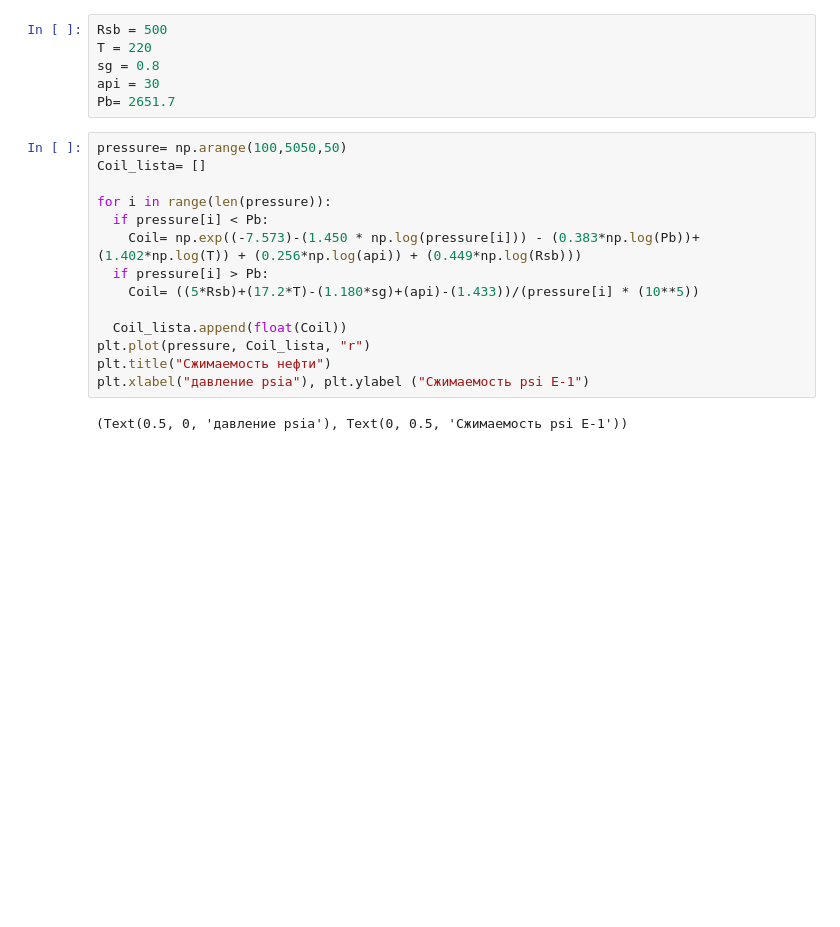
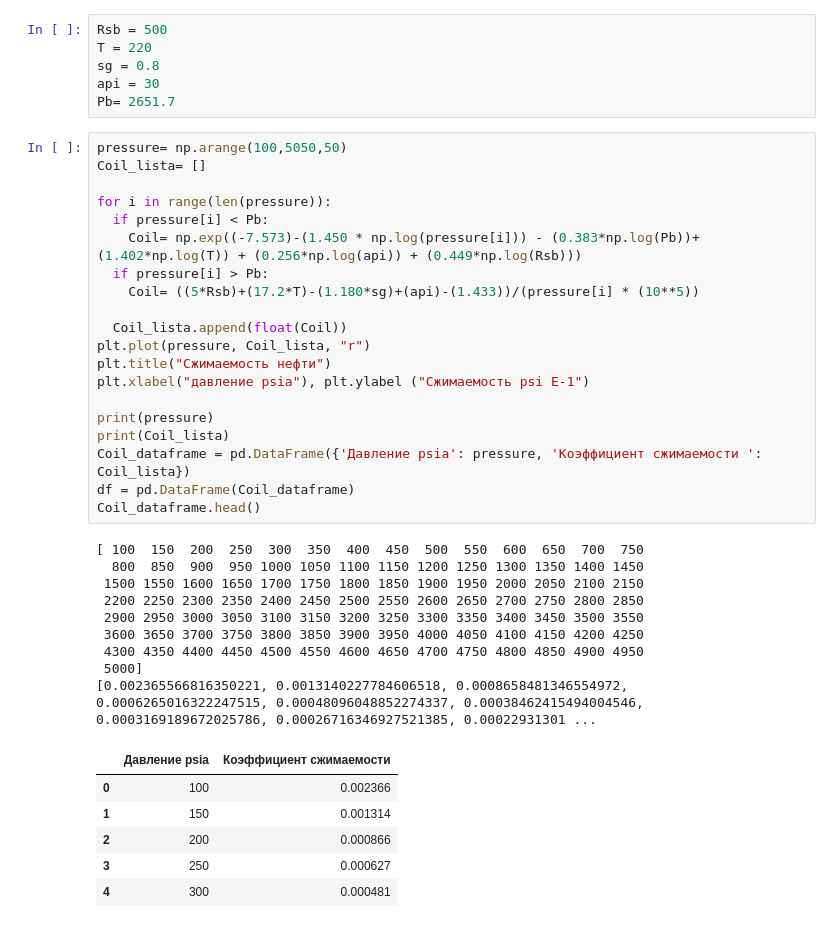
Before and after one commit to edisonc57/exercises, a Jupyter notebook: расчеты_свойств_нефти_.ipynb, the cells around one changed output. Drawn from its saved outputs; the diff is of its cells as text; blank space fills up the shorter version.

```diff
--- a/расчеты_свойств_нефти_.ipynb
+++ b/расчеты_свойств_нефти_.ipynb
@@ -16,17 +16,37 @@ Pb= 2651.7
 # %%
 pressure= np.arange(100,5050,50)
 Coil_lista= []
 
 for i in range(len(pressure)):
   if pressure[i] < Pb:
     Coil= np.exp((-7.573)-(1.450 * np.log(pressure[i])) - (0.383*np.log(Pb))+ (1.402*np.log(T)) + (0.256*np.log(api)) + (0.449*np.log(Rsb)))
   if pressure[i] > Pb:
     Coil= ((5*Rsb)+(17.2*T)-(1.180*sg)+(api)-(1.433))/(pressure[i] * (10**5))
 
   Coil_lista.append(float(Coil))
 plt.plot(pressure, Coil_lista, "r")
 plt.title("Сжимаемость нефти")
 plt.xlabel("давление psia"), plt.ylabel ("Сжимаемость psi E-1")
+
+print(pressure)
+print(Coil_lista)
+Coil_dataframe = pd.DataFrame({'Давление psia': pressure, 'Коэффициент сжимаемости ': Coil_lista})
+df = pd.DataFrame(Coil_dataframe)
+Coil_dataframe.head()
 # %% [output]
-(Text(0.5, 0, 'давление psia'), Text(0, 0.5, 'Сжимаемость psi E-1'))
+[ 100  150  200  250  300  350  400  450  500  550  600  650  700  750
+  800  850  900  950 1000 1050 1100 1150 1200 1250 1300 1350 1400 1450
+ 1500 1550 1600 1650 1700 1750 1800 1850 1900 1950 2000 2050 2100 2150
+ 2200 2250 2300 2350 2400 2450 2500 2550 2600 2650 2700 2750 2800 2850
+ 2900 2950 3000 3050 3100 3150 3200 3250 3300 3350 3400 3450 3500 3550
+ 3600 3650 3700 3750 3800 3850 3900 3950 4000 4050 4100 4150 4200 4250
+ 4300 4350 4400 4450 4500 4550 4600 4650 4700 4750 4800 4850 4900 4950
+ 5000]
+[0.002365566816350221, 0.0013140227784606518, 0.0008658481346554972, 0.0006265016322247515, 0.00048096048852274337, 0.00038462415494004546, 0.0003169189672025786, 0.00026716346927521385, 0.00022931301 ...
+|  | Давление psia | Коэффициент сжимаемости |
+| 0 | 100 | 0.002366 |
+| 1 | 150 | 0.001314 |
+| 2 | 200 | 0.000866 |
+| 3 | 250 | 0.000627 |
+| 4 | 300 | 0.000481 |
 [figure]
```
